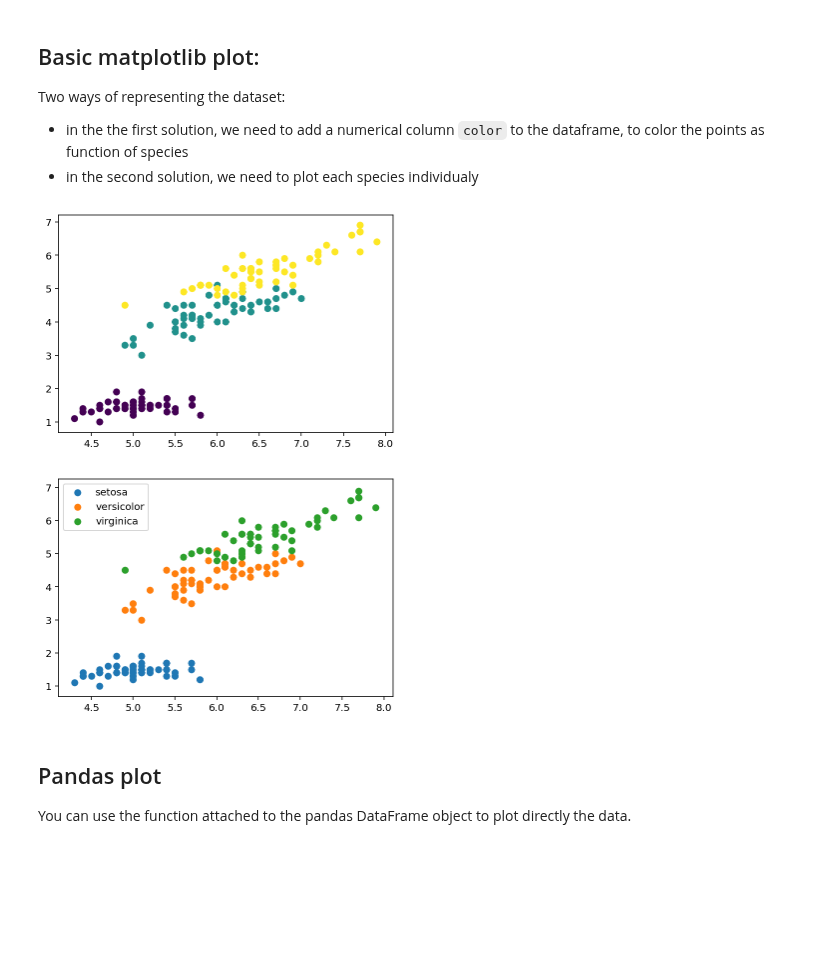
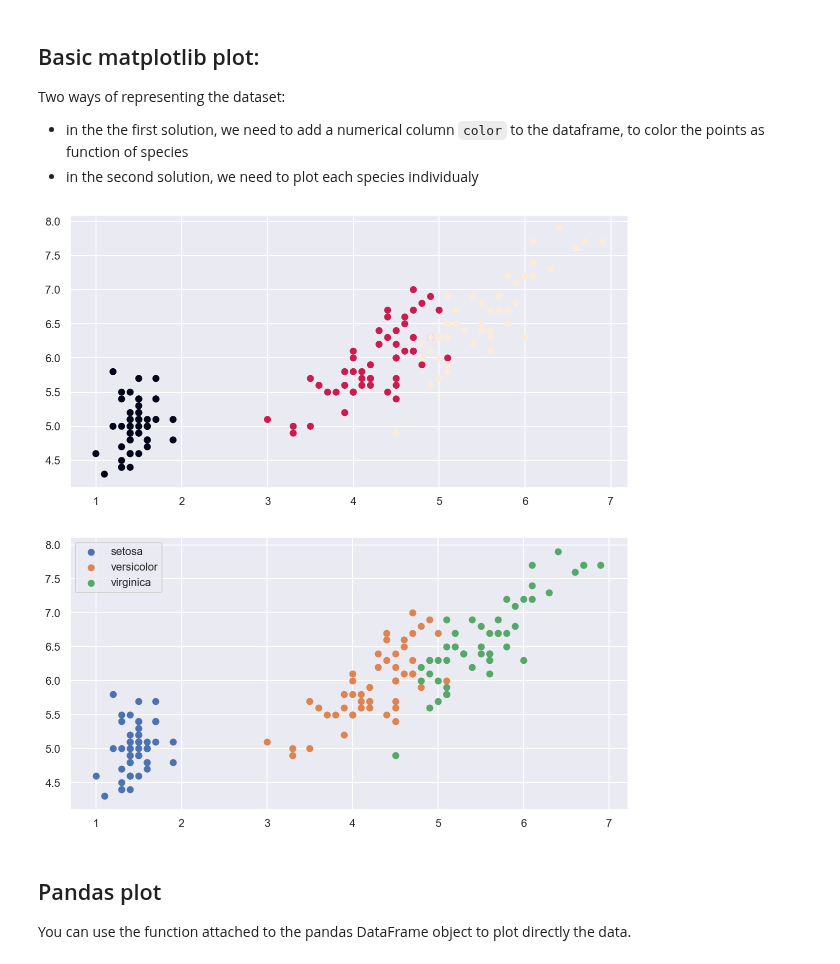
Before and after one commit to samuelmurail/jupyter_training_course, a Jupyter notebook: notebook/04_interactive_data_viz.ipynb, the cells around one changed output. Cells and saved outputs as stored; diff of their text form; code cells hidden in the pictures; blank space fills up the shorter version.

```diff
--- a/notebook/04_interactive_data_viz.ipynb
+++ b/notebook/04_interactive_data_viz.ipynb
@@ -80,0 +63,4 @@ iris_pd['Species'] = iris_pd['Species'].apply(lambda x: dataset['target_names'][
+# %%
+import seaborn as sns
+iris_pd = sns.load_dataset('iris')
+iris_pd.head()
@@ -92,20 +87,20 @@ Two ways of representing the dataset:
 # %%
 import matplotlib.pyplot as plt
 
 # Need to add a column to color point as function of species:
 color_dict = {'setosa':0, 'versicolor':1., 'virginica':2.}
-iris_pd['color'] = iris_pd['Species'].apply(lambda x: color_dict[x])
+iris_pd['color'] = iris_pd['species'].apply(lambda x: color_dict[x])
 
-plt.scatter(x=iris_pd['Petal Length'], y=iris_pd['Sepal Length'], c=iris_pd['color']);
+plt.scatter(x=iris_pd['petal_length'], y=iris_pd['sepal_length'], c=iris_pd['color']);
 # %% [output]
-[figure, old version]
+[figure, new version]
 # %%
-for name, group in iris_pd.groupby('Species'):
-    plt.scatter(group['Petal Length'], group['Sepal Length'], label=name)
+for name, group in iris_pd.groupby('species'):
+    plt.scatter(group['petal_length'], group['sepal_length'], label=name)
 
 plt.legend();
 # %% [output]
-[figure, old version]
+[figure, new version]
 # %% [markdown]
 ## Pandas plot
 
```
Also changed, not shown: parts of 16 cells of this notebook, 1 other file.
